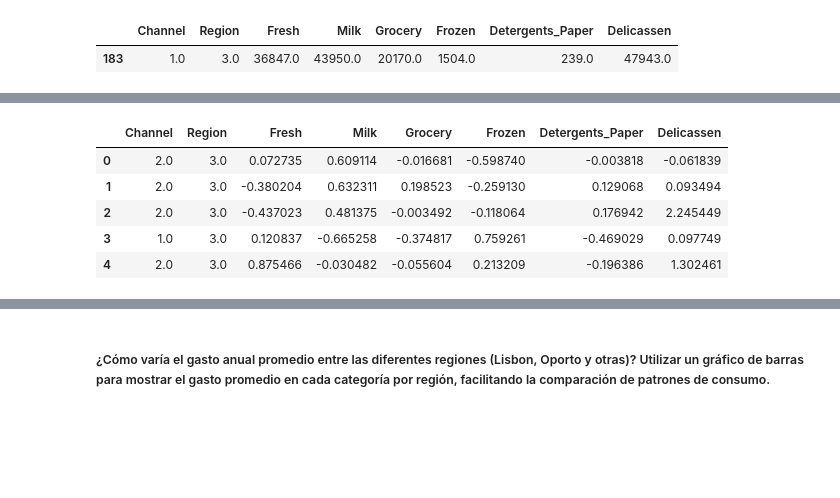
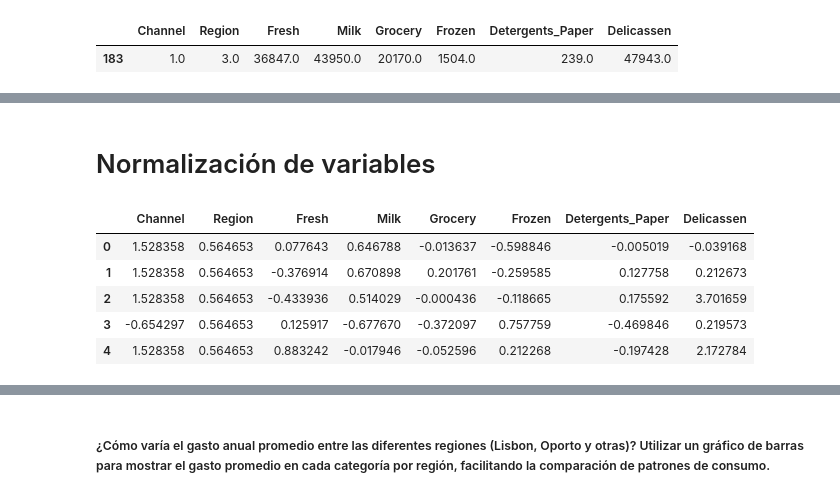
Before and after one commit to rsotelo14/practicos-analisis-de-datos, a Jupyter notebook: Entrega final/proyecto_final.ipynb, the cells around one changed output, grey strips where cells are left out. Saved outputs shown, nothing was run; the diff lists cells and outputs as text; code cells hidden in the pictures; blank space fills up the shorter version.

Commit message:
k-means v1

```diff
--- a/Entrega final/proyecto_final.ipynb
+++ b/Entrega final/proyecto_final.ipynb
@@ -228,0 +230,12 @@ df = df.drop(df[df['Delicassen']>20000].index) #Eliminación de outliers
+# %%
+for column in ["Channel", "Region", "Fresh" ,"Milk","Grocery","Frozen" ,"Detergents_Paper","Delicassen"]:
+    # Cálculo de estadísticas
+    mean = df[column].mean()
+    std = df[column].std()
+    min_value = df[column].min()
+    max_value = df[column].max()
+    print(f"COLUMN: {column}")
+    print(f"    Media: {mean}")
+    print(f"    Desviación estándar: {std}")
+    print(f"    Valor mínimo: {min_value}")
+    print(f"    Valor máximo: {max_value}")
@@ -229,20 +260,22 @@ df = df.drop(df[df['Delicassen']>20000].index) #Eliminación de outliers
+# %% [markdown]
+# Normalización de variables
 # %%
 #Normalizar las variables
 from sklearn.preprocessing import StandardScaler
 # Se inicializa el escalador MinMax
 scaler = StandardScaler()
 
-for column in ["Fresh" ,"Milk","Grocery","Frozen" ,"Detergents_Paper","Delicassen"]:
+for column in ["Channel", "Region","Fresh" ,"Milk","Grocery","Frozen" ,"Detergents_Paper","Delicassen"]:
     # Se normalizan los datos de la columna
     normalized_column = scaler.fit_transform(df[[column]])
     # Se agregan los datos normalizados al dataframe original
     df[column] = normalized_column
 
 df.head()
 # %% [output]
 |  | Channel | Region | Fresh | Milk | Grocery | Frozen | Detergents_Paper | Delicassen |
-| 0 | 2.0 | 3.0 | 0.072735 | 0.609114 | -0.016681 | -0.598740 | -0.003818 | -0.061839 |
-| 1 | 2.0 | 3.0 | -0.380204 | 0.632311 | 0.198523 | -0.259130 | 0.129068 | 0.093494 |
-| 2 | 2.0 | 3.0 | -0.437023 | 0.481375 | -0.003492 | -0.118064 | 0.176942 | 2.245449 |
-| 3 | 1.0 | 3.0 | 0.120837 | -0.665258 | -0.374817 | 0.759261 | -0.469029 | 0.097749 |
-| 4 | 2.0 | 3.0 | 0.875466 | -0.030482 | -0.055604 | 0.213209 | -0.196386 | 1.302461 |
+| 0 | 1.528358 | 0.564653 | 0.077643 | 0.646788 | -0.013637 | -0.598846 | -0.005019 | -0.039168 |
+| 1 | 1.528358 | 0.564653 | -0.376914 | 0.670898 | 0.201761 | -0.259585 | 0.127758 | 0.212673 |
+| 2 | 1.528358 | 0.564653 | -0.433936 | 0.514029 | -0.000436 | -0.118665 | 0.175592 | 3.701659 |
+| 3 | -0.654297 | 0.564653 | 0.125917 | -0.677670 | -0.372097 | 0.757759 | -0.469846 | 0.219573 |
+| 4 | 1.528358 | 0.564653 | 0.883242 | -0.017946 | -0.052596 | 0.212268 | -0.197428 | 2.172784 |
```
Also changed, not shown: parts of 46 cells of this notebook.
